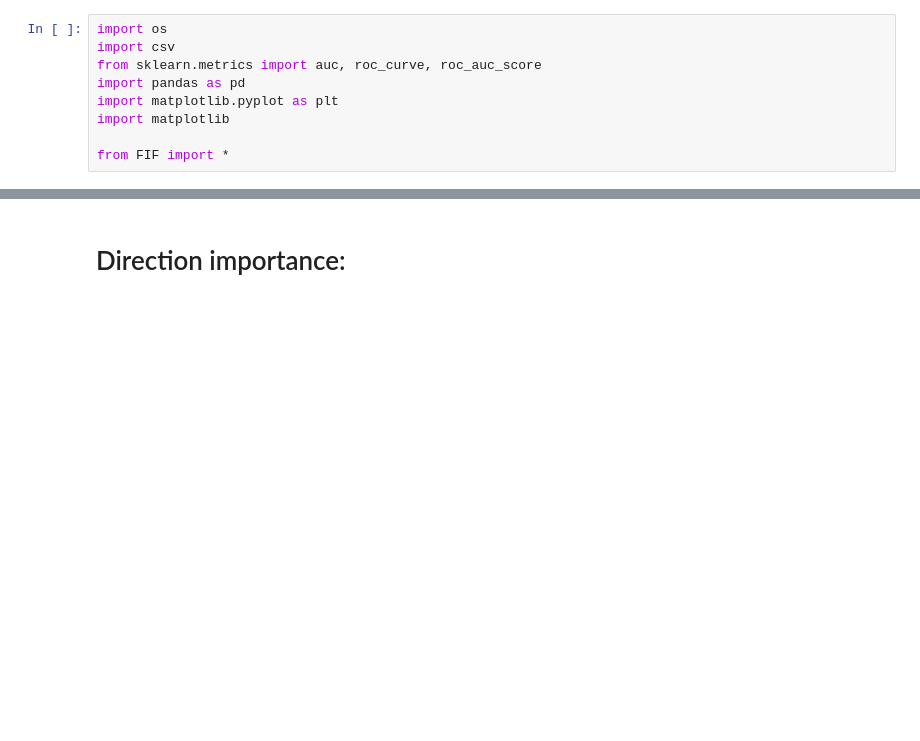
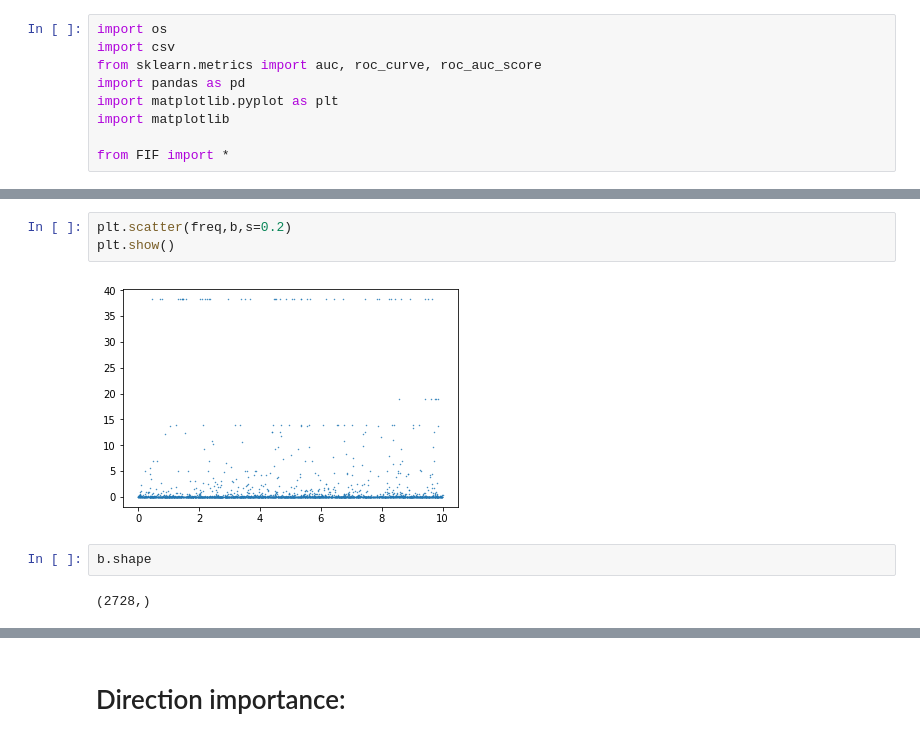
Before and after one commit to GuillaumeStaermanML/FIF, a Jupyter notebook: Code_FIF/Section_3/Section_3.ipynb, the cells around one changed output, grey strips where cells are left out. Cells and saved outputs as stored; diff of their text form; blank space fills up the shorter version.

```diff
--- a/Code_FIF/Section_3/Section_3.ipynb
+++ b/Code_FIF/Section_3/Section_3.ipynb
@@ -14,0 +101,9 @@ from FIF import *
+# %%
+plt.scatter(freq,b,s=0.2)
+plt.show()
+# %% [output]
+[figure, added]
+# %%
+b.shape
+# %% [output]
+(2728,)
```
Also changed, not shown: parts of 27 cells of this notebook, 1 other file.
